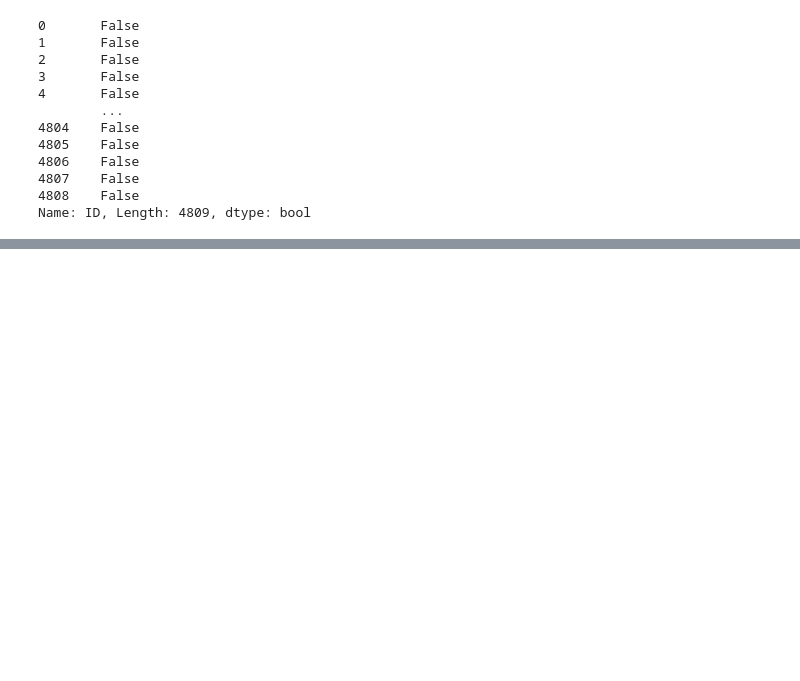
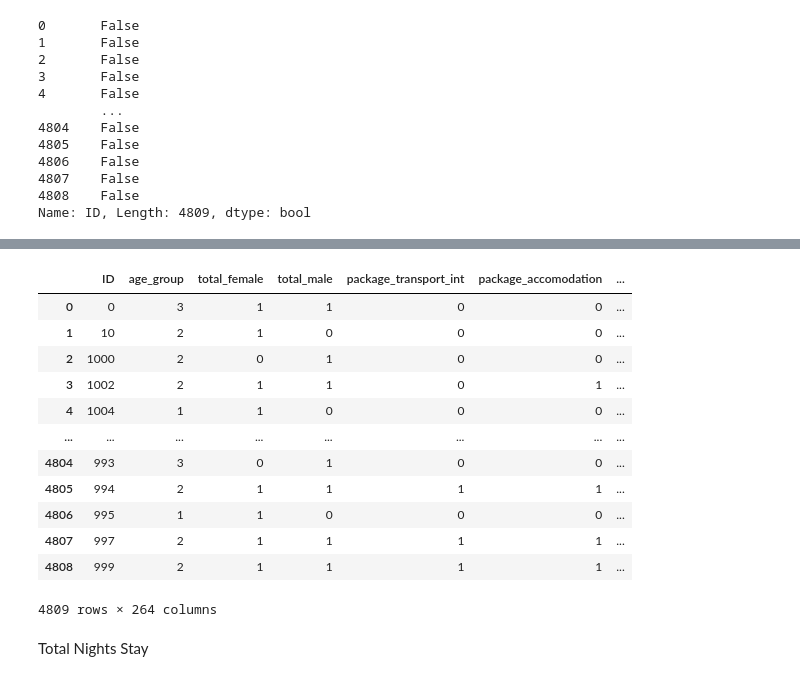
Before and after one commit to uta-dsc/tourism_challenge, a Jupyter notebook: EDA_EG.ipynb, the cells around one changed output, grey strips where cells are left out. Cells and saved outputs as stored; diff of their text form; code cells hidden in the pictures; blank space fills up the shorter version.

```diff
--- a/EDA_EG.ipynb
+++ b/EDA_EG.ipynb
@@ -258,0 +367,4 @@ df_p = df_p.astype({"age_group": int})
+# %%
+df_p = df_p.astype({'package_sightseeing': str})
+df_p['package_sightseeing'] = df_p['package_sightseeing'].replace(['Yes', 'No'],[1,0])
+df_p = df_p.astype({'package_sightseeing': int})
@@ -258,0 +383,23 @@ df_p = df_p.astype({"age_group": int})
+# %%
+cat_feats = ['purpose', 'country', 'payment_mode', 'tour_arrangement', 'info_source', 'main_activity', 'travel_with']
+
+df_p = pd.get_dummies(df_p, columns=cat_feats, prefix = 'dummy')
+dummies = dummies.astype(int)
+
+df_p
+# %% [output]
+|  | ID | age_group | total_female | total_male | package_transport_int | package_accomodation | ... |
+| 0 | 0 | 3 | 1 | 1 | 0 | 0 | ... |
+| 1 | 10 | 2 | 1 | 0 | 0 | 0 | ... |
+| 2 | 1000 | 2 | 0 | 1 | 0 | 0 | ... |
+| 3 | 1002 | 2 | 1 | 1 | 0 | 1 | ... |
+| 4 | 1004 | 1 | 1 | 0 | 0 | 0 | ... |
+| ... | ... | ... | ... | ... | ... | ... | ... |
+| 4804 | 993 | 3 | 0 | 1 | 0 | 0 | ... |
+| 4805 | 994 | 2 | 1 | 1 | 1 | 1 | ... |
+| 4806 | 995 | 1 | 1 | 0 | 0 | 0 | ... |
+| 4807 | 997 | 2 | 1 | 1 | 1 | 1 | ... |
+| 4808 | 999 | 2 | 1 | 1 | 1 | 1 | ... |
+4809 rows × 264 columns
+# %% [markdown]
+Total Nights Stay
```
Also changed, not shown: parts of 56 cells of this notebook.
